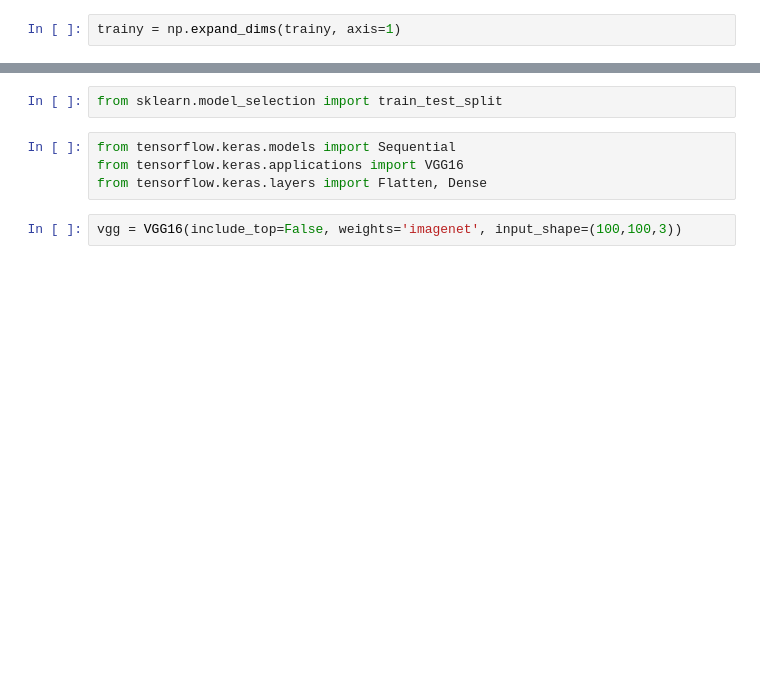
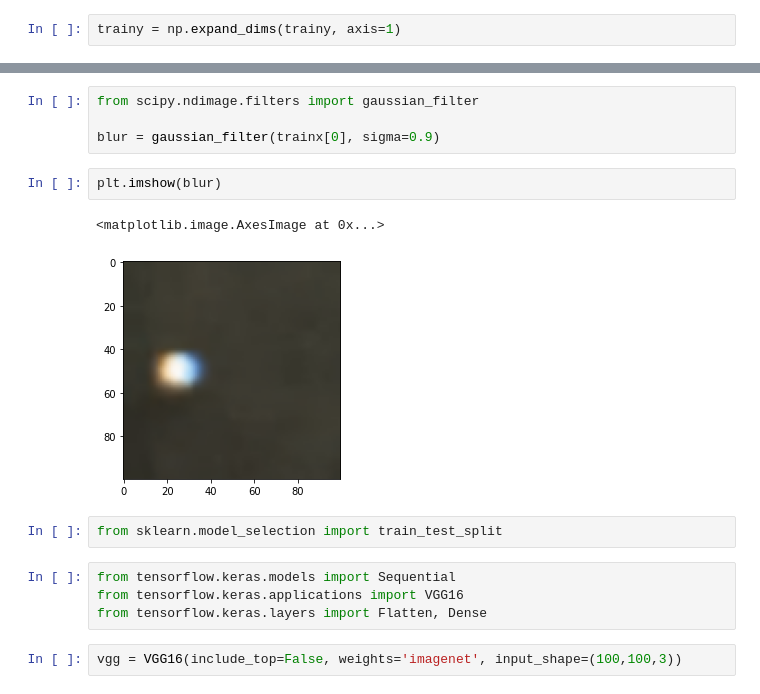
Before and after one commit to sid2610/HPE_Goal, a Jupyter notebook: BallTracking.ipynb, the cells around one changed output, grey strips where cells are left out. Cells and saved outputs as stored; diff of their text form; blank space fills up the shorter version.

```diff
--- a/BallTracking.ipynb
+++ b/BallTracking.ipynb
@@ -280,3 +296,12 @@ trainy.shape
+# %%
+from scipy.ndimage.filters import gaussian_filter
+
+blur = gaussian_filter(trainx[0], sigma=0.9)
+# %%
+plt.imshow(blur)
+# %% [output]
+<matplotlib.image.AxesImage at 0x...>
+[figure, added]
 # %%
 from sklearn.model_selection import train_test_split
 # %%
```
Also changed, not shown: parts of 57 cells of this notebook.
